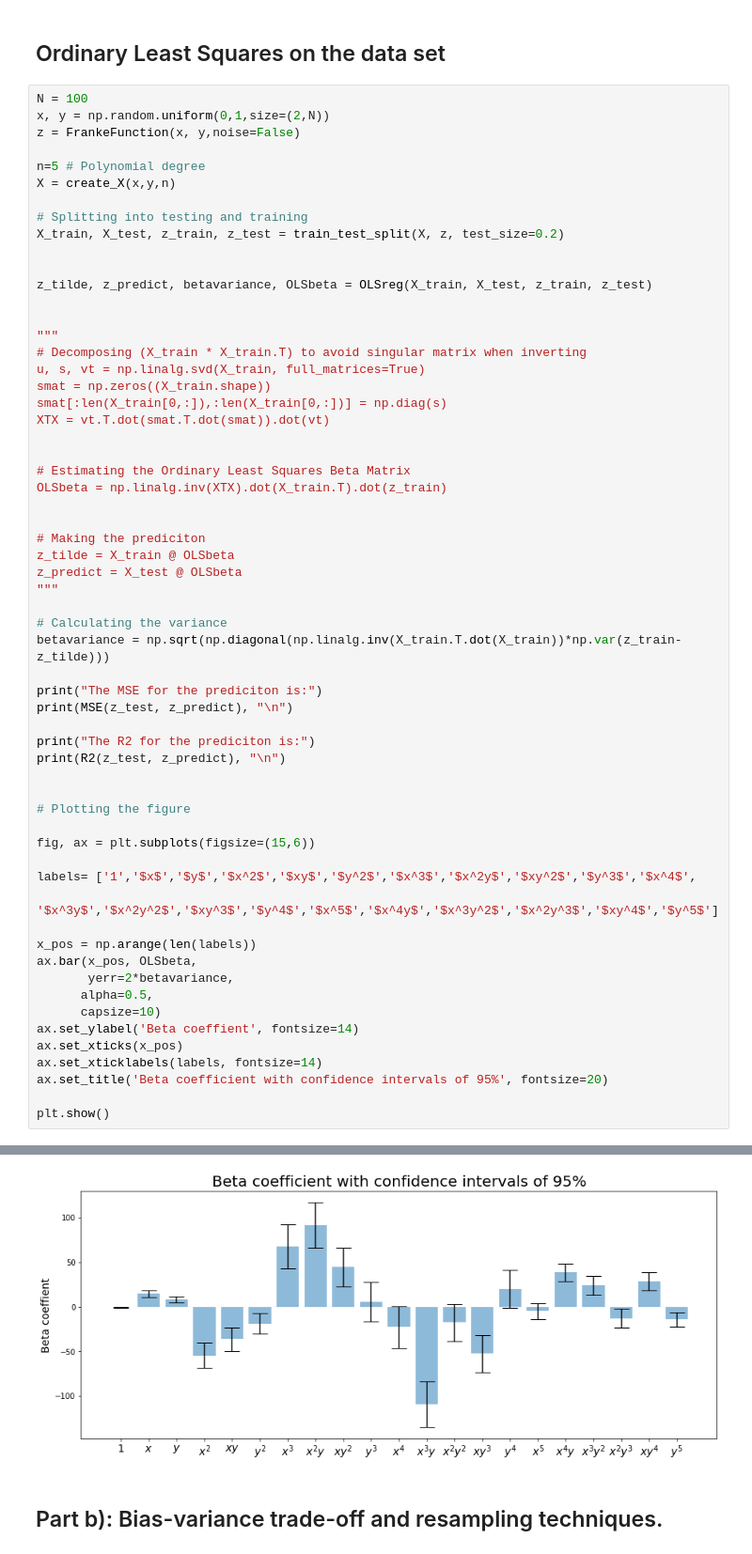
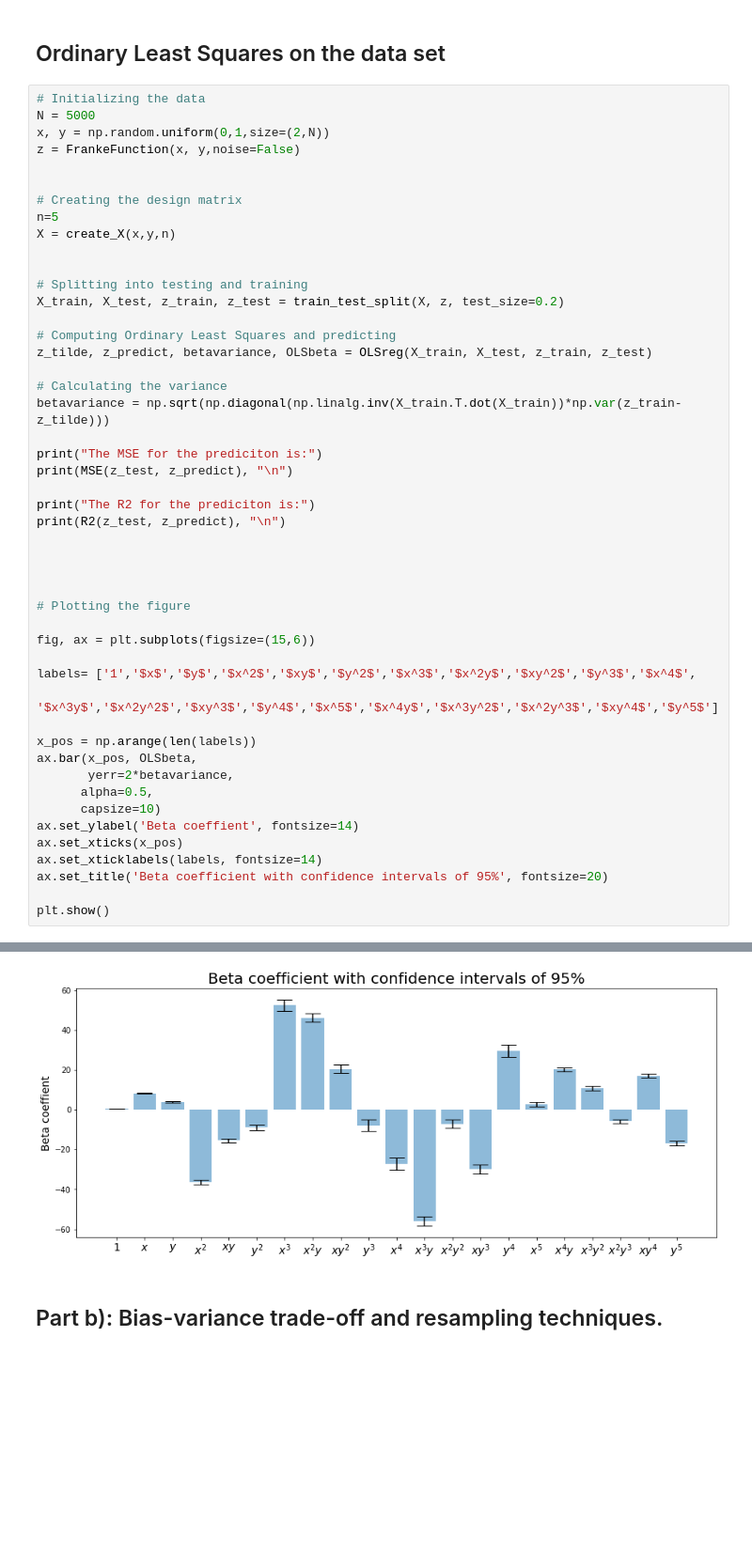
Before and after one commit to hakonbol/FYS-STK4155_AUT2020, a Jupyter notebook: Project 1 - FYS-STK4155.ipynb, the cells around one changed output, grey strips where cells are left out. Shown at 94% size. Cells and saved outputs as stored; diff of their text form; blank space fills up the shorter version.

```diff
--- a/Project 1 - FYS-STK4155.ipynb
+++ b/Project 1 - FYS-STK4155.ipynb
@@ -115,36 +126,22 @@ def OLSreg(X_train, X_test, z_train, z_test):
 # %% [markdown]
 ## Ordinary Least Squares on the data set
 # %%
-N = 100
+# Initializing the data
+N = 5000
 x, y = np.random.uniform(0,1,size=(2,N))
 z = FrankeFunction(x, y,noise=False)
 
-n=5 # Polynomial degree
+
+# Creating the design matrix
+n=5
 X = create_X(x,y,n)
+
 
 # Splitting into testing and training
 X_train, X_test, z_train, z_test = train_test_split(X, z, test_size=0.2)
 
-
+# Computing Ordinary Least Squares and predicting
 z_tilde, z_predict, betavariance, OLSbeta = OLSreg(X_train, X_test, z_train, z_test)
-
-
-"""
-# Decomposing (X_train * X_train.T) to avoid singular matrix when inverting
-u, s, vt = np.linalg.svd(X_train, full_matrices=True)
-smat = np.zeros((X_train.shape))
-smat[:len(X_train[0,:]),:len(X_train[0,:])] = np.diag(s)
-XTX = vt.T.dot(smat.T.dot(smat)).dot(vt)
-
-
-# Estimating the Ordinary Least Squares Beta Matrix
-OLSbeta = np.linalg.inv(XTX).dot(X_train.T).dot(z_train)
-
-
-# Making the prediciton
-z_tilde = X_train @ OLSbeta
-z_predict = X_test @ OLSbeta
-"""
 
 # Calculating the variance
 betavariance = np.sqrt(np.diagonal(np.linalg.inv(X_train.T.dot(X_train))*np.var(z_train-z_tilde)))
@@ -154,6 +151,8 @@ print(MSE(z_test, z_predict), "\n")
 
 print("The R2 for the prediciton is:")
 print(R2(z_test, z_predict), "\n")
+
+
 
 
 # Plotting the figure
@@ -183,4 +182,4 @@ The R2 for the prediciton is:
-[figure, old version]
+[figure, new version]
 # %% [markdown]
 ## Part b): Bias-variance trade-off and resampling techniques.
 # %%
```
Also changed, not shown: parts of 34 cells of this notebook.
